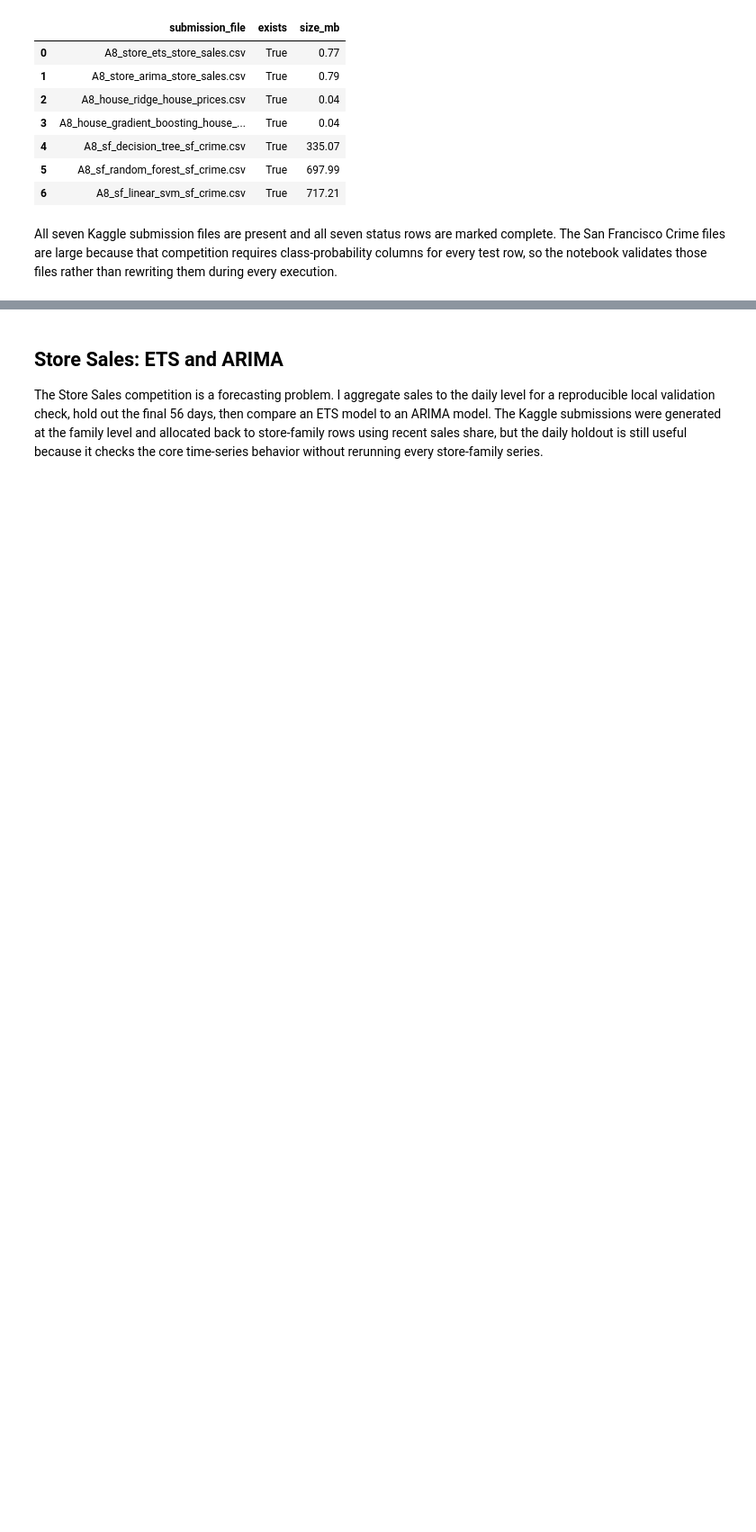
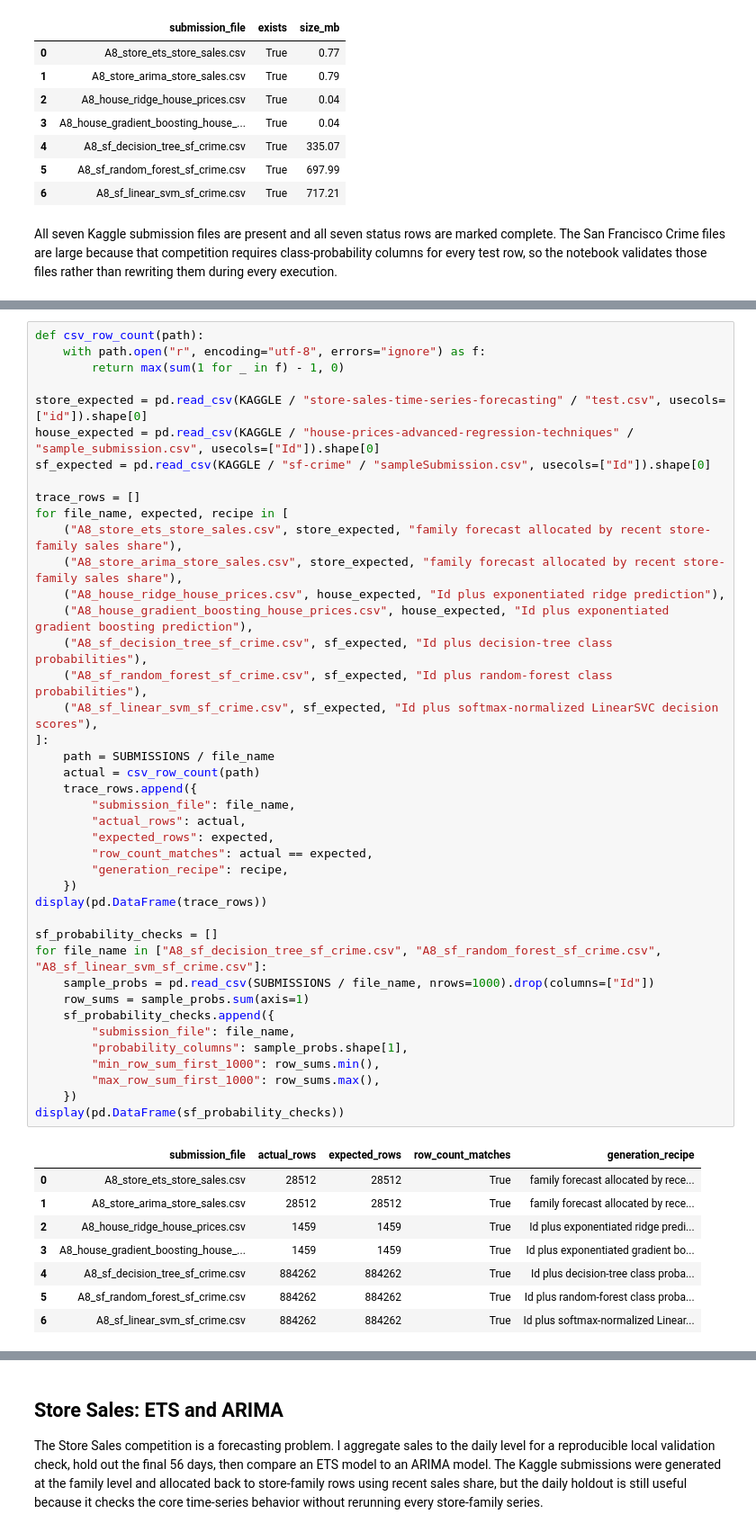
Before and after one commit to maldo81/dds-8555-predictive-analysis, a Jupyter notebook: Week 8/Assignment 8/MaldonadoJDDS8555-8.ipynb, the cells around one changed output, grey strips where cells are left out. Shown at 90% size. Drawn from its saved outputs; the diff is of its cells as text; blank space fills up the shorter version.

```diff
--- a/Week 8/Assignment 8/MaldonadoJDDS8555-8.ipynb
+++ b/Week 8/Assignment 8/MaldonadoJDDS8555-8.ipynb
@@ -114,0 +120,50 @@ All seven Kaggle submission files are present and all seven status rows are mark
+# %%
+def csv_row_count(path):
+    with path.open("r", encoding="utf-8", errors="ignore") as f:
+        return max(sum(1 for _ in f) - 1, 0)
+
+store_expected = pd.read_csv(KAGGLE / "store-sales-time-series-forecasting" / "test.csv", usecols=["id"]).shape[0]
+house_expected = pd.read_csv(KAGGLE / "house-prices-advanced-regression-techniques" / "sample_submission.csv", usecols=["Id"]).shape[0]
+sf_expected = pd.read_csv(KAGGLE / "sf-crime" / "sampleSubmission.csv", usecols=["Id"]).shape[0]
+
+trace_rows = []
+for file_name, expected, recipe in [
+    ("A8_store_ets_store_sales.csv", store_expected, "family forecast allocated by recent store-family sales share"),
+    ("A8_store_arima_store_sales.csv", store_expected, "family forecast allocated by recent store-family sales share"),
+    ("A8_house_ridge_house_prices.csv", house_expected, "Id plus exponentiated ridge prediction"),
+    ("A8_house_gradient_boosting_house_prices.csv", house_expected, "Id plus exponentiated gradient boosting prediction"),
+    ("A8_sf_decision_tree_sf_crime.csv", sf_expected, "Id plus decision-tree class probabilities"),
+    ("A8_sf_random_forest_sf_crime.csv", sf_expected, "Id plus random-forest class probabilities"),
+    ("A8_sf_linear_svm_sf_crime.csv", sf_expected, "Id plus softmax-normalized LinearSVC decision scores"),
+]:
+    path = SUBMISSIONS / file_name
+    actual = csv_row_count(path)
+    trace_rows.append({
+        "submission_file": file_name,
+        "actual_rows": actual,
+        "expected_rows": expected,
+        "row_count_matches": actual == expected,
+        "generation_recipe": recipe,
+    })
+display(pd.DataFrame(trace_rows))
+
+sf_probability_checks = []
+for file_name in ["A8_sf_decision_tree_sf_crime.csv", "A8_sf_random_forest_sf_crime.csv", "A8_sf_linear_svm_sf_crime.csv"]:
+    sample_probs = pd.read_csv(SUBMISSIONS / file_name, nrows=1000).drop(columns=["Id"])
+    row_sums = sample_probs.sum(axis=1)
+    sf_probability_checks.append({
+        "submission_file": file_name,
+        "probability_columns": sample_probs.shape[1],
+        "min_row_sum_first_1000": row_sums.min(),
+        "max_row_sum_first_1000": row_sums.max(),
+    })
+display(pd.DataFrame(sf_probability_checks))
+# %% [output]
+|  | submission_file | actual_rows | expected_rows | row_count_matches | generation_recipe |
+| 0 | A8_store_ets_store_sales.csv | 28512 | 28512 | True | family forecast allocated by rece... |
+| 1 | A8_store_arima_store_sales.csv | 28512 | 28512 | True | family forecast allocated by rece... |
+| 2 | A8_house_ridge_house_prices.csv | 1459 | 1459 | True | Id plus exponentiated ridge predi... |
+| 3 | A8_house_gradient_boosting_house_... | 1459 | 1459 | True | Id plus exponentiated gradient bo... |
+| 4 | A8_sf_decision_tree_sf_crime.csv | 884262 | 884262 | True | Id plus decision-tree class proba... |
+| 5 | A8_sf_random_forest_sf_crime.csv | 884262 | 884262 | True | Id plus random-forest class proba... |
+| 6 | A8_sf_linear_svm_sf_crime.csv | 884262 | 884262 | True | Id plus softmax-normalized Linear... |
```
Also changed, not shown: parts of 11 cells of this notebook, 2 other files.
